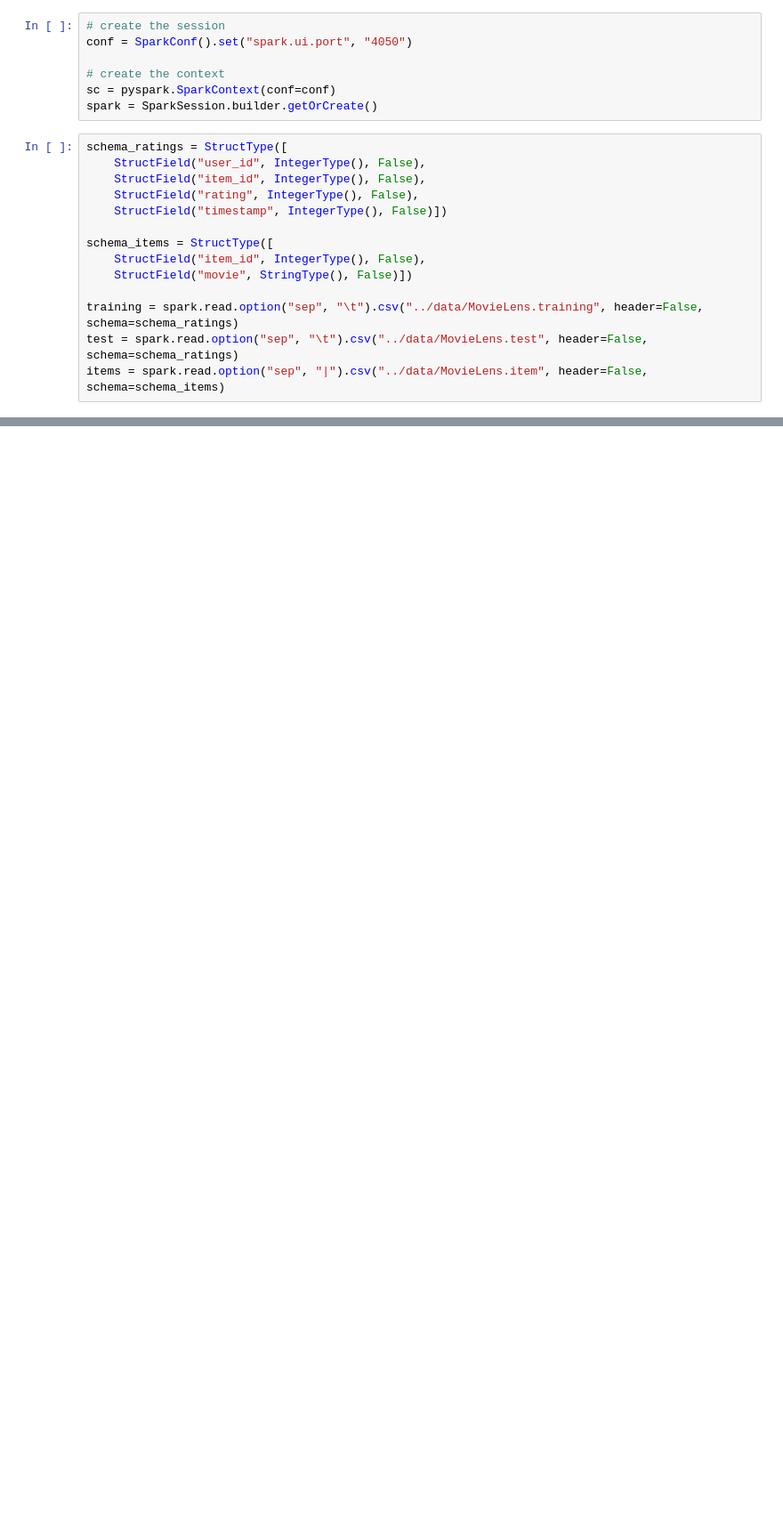
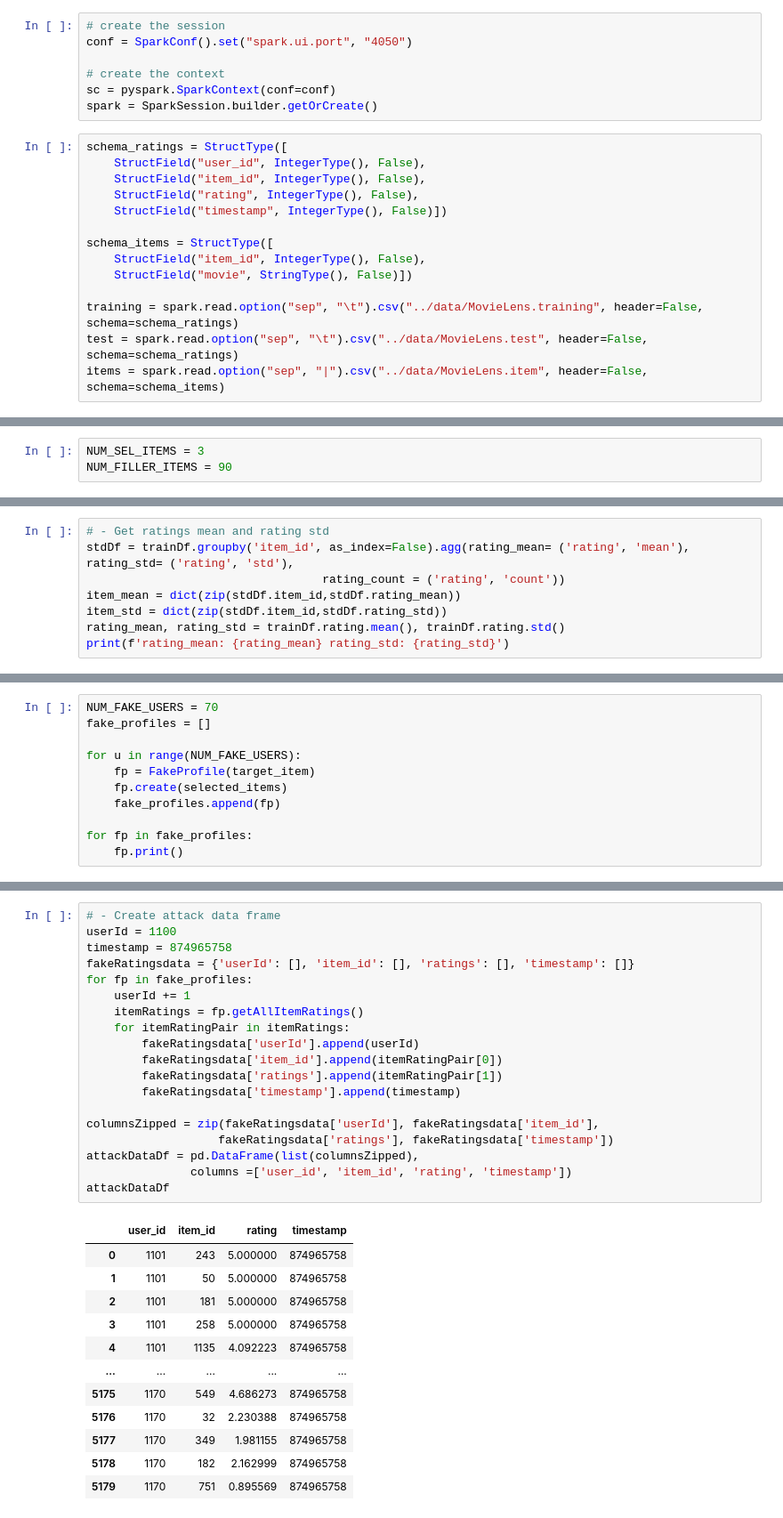
Before and after one commit to azhou5211/Recommender_Systems_and_Attacks, a Jupyter notebook: notebooks/Bandwagon.ipynb, the cells around one changed output, grey strips where cells are left out. Shown at 89% size. Saved outputs shown, nothing was run; the diff lists cells and outputs as text; blank space fills up the shorter version.

```diff
--- a/notebooks/Bandwagon.ipynb
+++ b/notebooks/Bandwagon.ipynb
@@ -36,0 +47,3 @@ items = spark.read.option("sep", "|").csv("../data/MovieLens.item", header=False
+# %%
+NUM_SEL_ITEMS = 3
+NUM_FILLER_ITEMS = 90
@@ -36,0 +121,8 @@ items = spark.read.option("sep", "|").csv("../data/MovieLens.item", header=False
+# %%
+# - Get ratings mean and rating std
+stdDf = trainDf.groupby('item_id', as_index=False).agg(rating_mean= ('rating', 'mean'), rating_std= ('rating', 'std'),
+                                  rating_count = ('rating', 'count'))
+item_mean = dict(zip(stdDf.item_id,stdDf.rating_mean))
+item_std = dict(zip(stdDf.item_id,stdDf.rating_std))
+rating_mean, rating_std = trainDf.rating.mean(), trainDf.rating.std()
+print(f'rating_mean: {rating_mean} rating_std: {rating_std}')
@@ -36,0 +174,11 @@ items = spark.read.option("sep", "|").csv("../data/MovieLens.item", header=False
+# %%
+NUM_FAKE_USERS = 70
+fake_profiles = []
+
+for u in range(NUM_FAKE_USERS):
+    fp = FakeProfile(target_item)
+    fp.create(selected_items)
+    fake_profiles.append(fp)
+
+for fp in fake_profiles:
+    fp.print()
@@ -36,0 +203,32 @@ items = spark.read.option("sep", "|").csv("../data/MovieLens.item", header=False
+# %%
+# - Create attack data frame
+userId = 1100
+timestamp = 874965758
+fakeRatingsdata = {'userId': [], 'item_id': [], 'ratings': [], 'timestamp': []}
+for fp in fake_profiles:
+    userId += 1
+    itemRatings = fp.getAllItemRatings()
+    for itemRatingPair in itemRatings:
+        fakeRatingsdata['userId'].append(userId)
+        fakeRatingsdata['item_id'].append(itemRatingPair[0])
+        fakeRatingsdata['ratings'].append(itemRatingPair[1])
+        fakeRatingsdata['timestamp'].append(timestamp)
+
+columnsZipped = zip(fakeRatingsdata['userId'], fakeRatingsdata['item_id'],
+                   fakeRatingsdata['ratings'], fakeRatingsdata['timestamp'])
+attackDataDf = pd.DataFrame(list(columnsZipped),
+               columns =['user_id', 'item_id', 'rating', 'timestamp'])
+attackDataDf
+# %% [output]
+|  | user_id | item_id | rating | timestamp |
+| 0 | 1101 | 243 | 5.000000 | 874965758 |
+| 1 | 1101 | 50 | 5.000000 | 874965758 |
+| 2 | 1101 | 181 | 5.000000 | 874965758 |
+| 3 | 1101 | 258 | 5.000000 | 874965758 |
+| 4 | 1101 | 1135 | 4.092223 | 874965758 |
+| ... | ... | ... | ... | ... |
+| 5175 | 1170 | 549 | 4.686273 | 874965758 |
+| 5176 | 1170 | 32 | 2.230388 | 874965758 |
+| 5177 | 1170 | 349 | 1.981155 | 874965758 |
+| 5178 | 1170 | 182 | 2.162999 | 874965758 |
+| 5179 | 1170 | 751 | 0.895569 | 874965758 |
```
Also changed, not shown: parts of 36 cells of this notebook.
